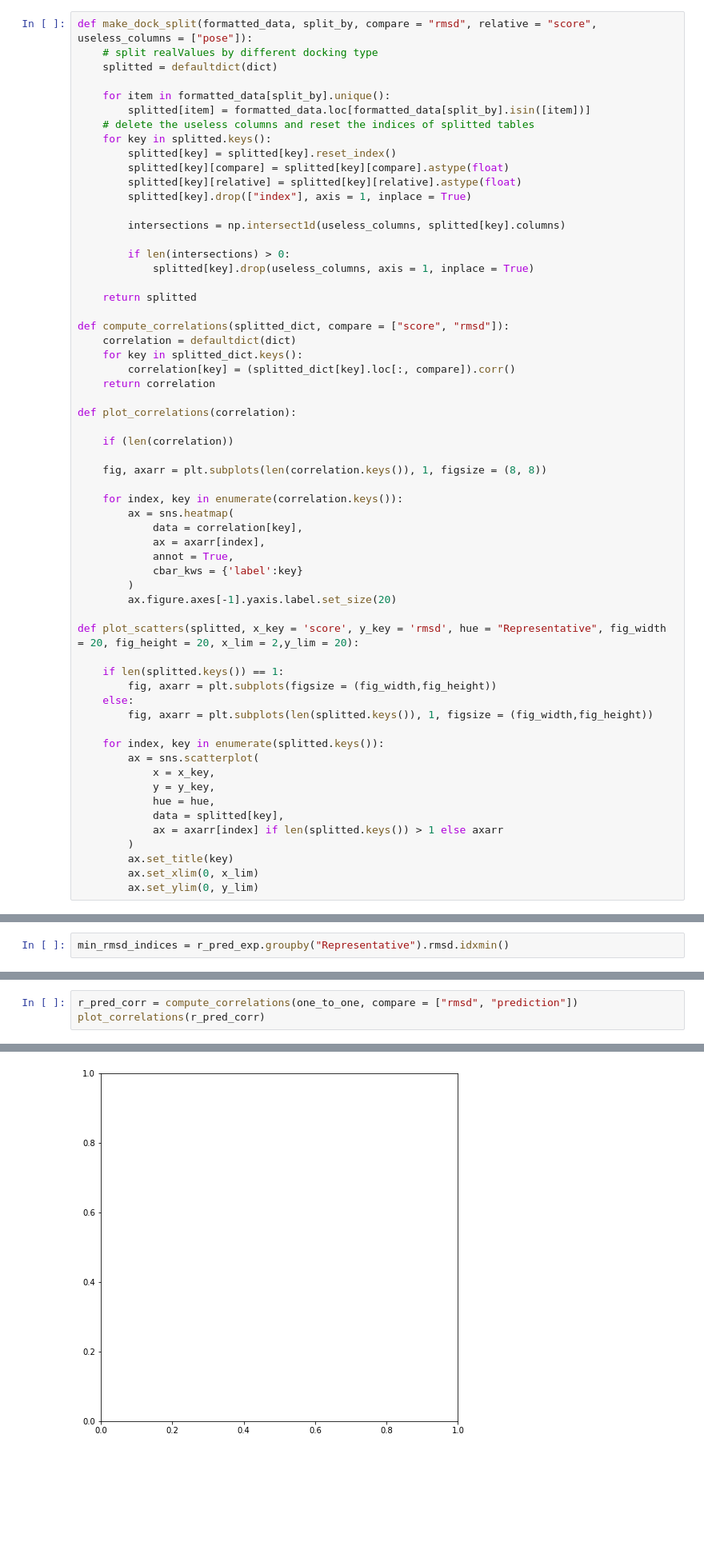
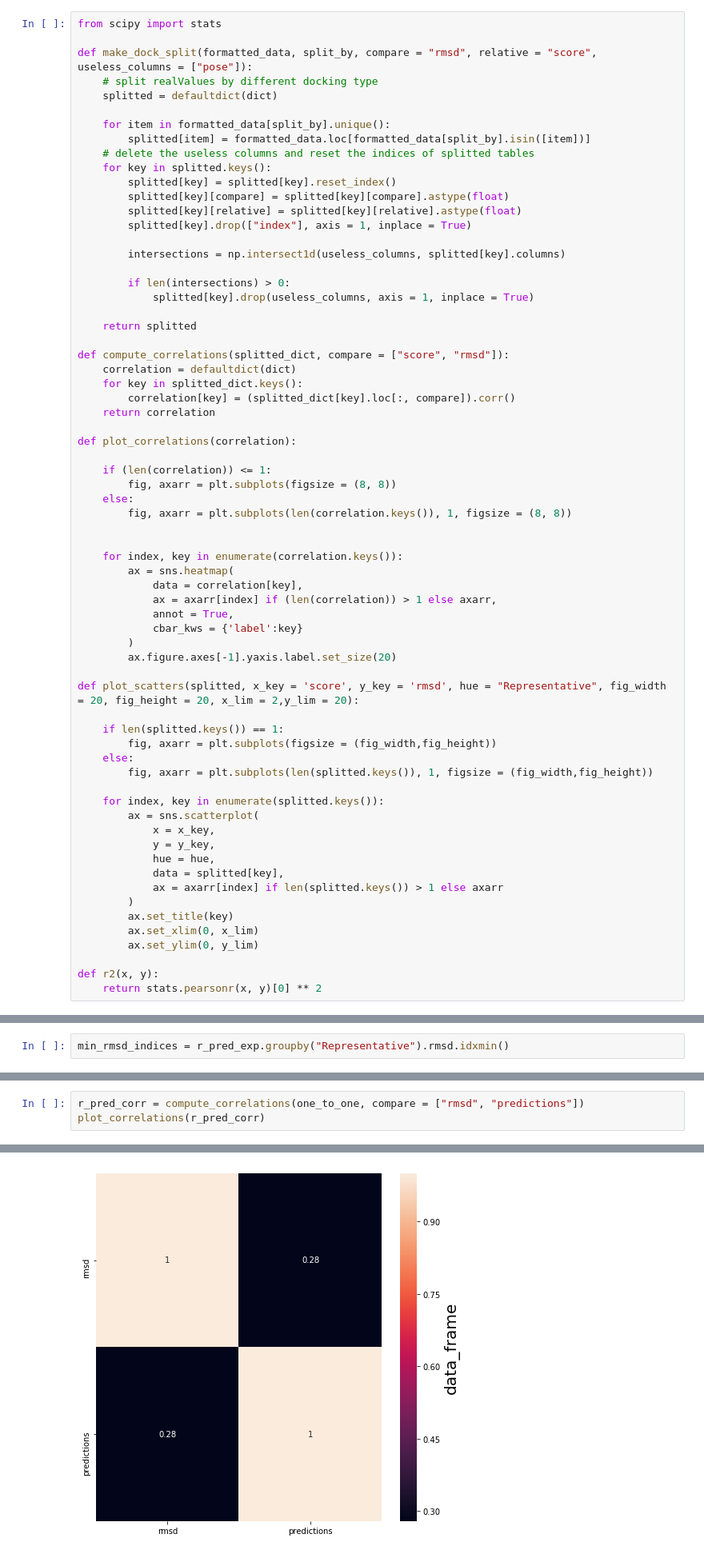
Before and after one commit to akezhanmussa/ProteinLigandPredictor, a Jupyter notebook: structured/utils/visualization/DataAnalysis.ipynb, the cells around one changed output, grey strips where cells are left out. Shown: that part at 80% size. Cells and saved outputs as stored; diff of their text form; blank space fills up the shorter version.

Commit message:
In visualization, added correlations of lowest rmsd versus predictions and versus experimental value, same done with lowest prediction

```diff
--- a/structured/utils/visualization/DataAnalysis.ipynb
+++ b/structured/utils/visualization/DataAnalysis.ipynb
@@ -146,6 +146,8 @@ FormatOptionsformatted_rV["dock"].describe()
 # %% [output]
 NameError: name 'FormatOptionsformatted_rV' is not defined
 # %%
+from scipy import stats
+
 def make_dock_split(formatted_data, split_by, compare = "rmsd", relative = "score", useless_columns = ["pose"]):
     # split realValues by different docking type
     splitted = defaultdict(dict)
@@ -174,14 +176,16 @@ def compute_correlations(splitted_dict, compare = ["score", "rmsd"]):
 
 def plot_correlations(correlation):
 
-    if (len(correlation))
+    if (len(correlation)) <= 1:
+        fig, axarr = plt.subplots(figsize = (8, 8))
+    else:
+        fig, axarr = plt.subplots(len(correlation.keys()), 1, figsize = (8, 8))
 
-    fig, axarr = plt.subplots(len(correlation.keys()), 1, figsize = (8, 8))
 
     for index, key in enumerate(correlation.keys()):
         ax = sns.heatmap(
             data = correlation[key],
-            ax = axarr[index],
+            ax = axarr[index] if (len(correlation)) > 1 else axarr,
             annot = True,
             cbar_kws = {'label':key}
         )
@@ -205,6 +209,9 @@ def plot_scatters(splitted, x_key = 'score', y_key = 'rmsd', hue = "Representati
         ax.set_title(key)
         ax.set_xlim(0, x_lim)
         ax.set_ylim(0, y_lim)
+
+def r2(x, y):
+    return stats.pearsonr(x, y)[0] ** 2
 # %%
 format
 # %% [output]
@@ -691,6 +712,6 @@ plot_scatters(one_to_one, x_key = 'predictions', y_key = 'rmsd', hue = "dock", f
 # %% [output]
 [figure]
 # %%
-r_pred_corr = compute_correlations(one_to_one, compare = ["rmsd", "prediction"])
+r_pred_corr = compute_correlations(one_to_one, compare = ["rmsd", "predictions"])
 plot_correlations(r_pred_corr)
 # %% [output]
@@ -704 +718 @@ TypeError: 'AxesSubplot' object is not subscriptable
-[figure, old version]
+[figure, new version]
```
Also changed, not shown: parts of 16 cells of this notebook.
